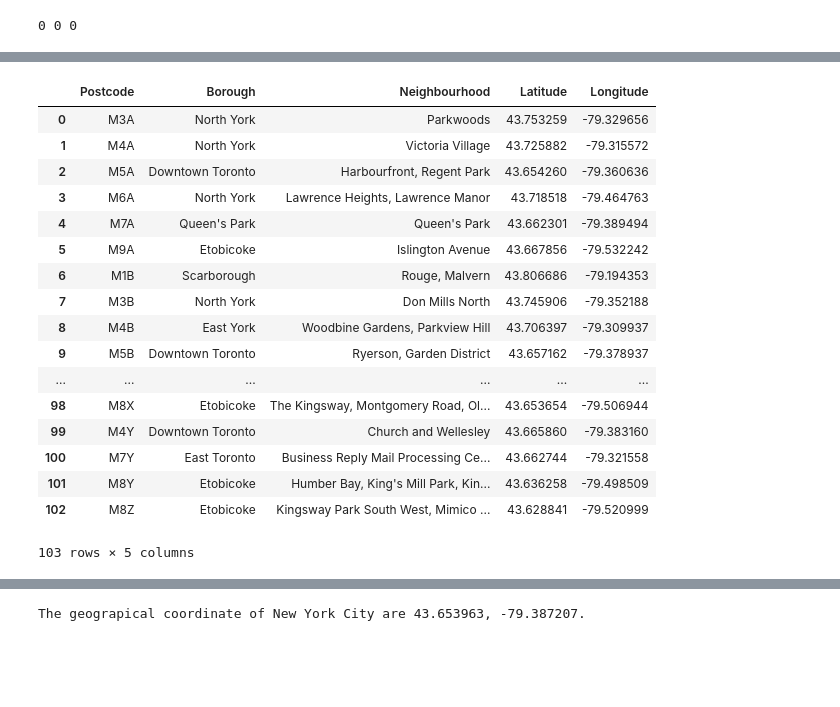
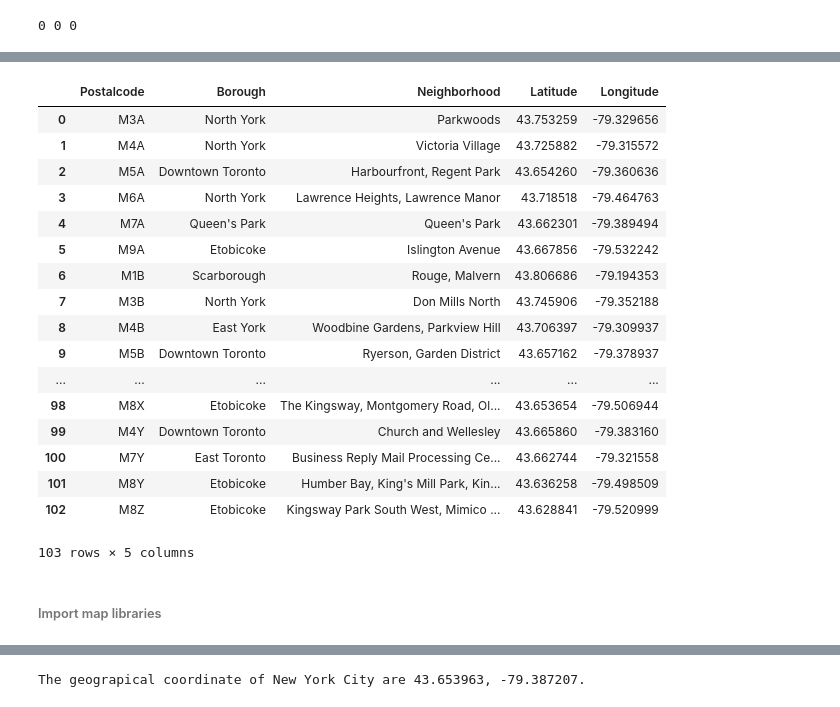
Before and after one commit to jigpar/Coursera_Capstone, a Jupyter notebook: Module9_Capstone_Notebook_Wk3_JP.ipynb, the cells around one changed output, grey strips where cells are left out. Saved outputs shown, nothing was run; the diff lists cells and outputs as text; code cells hidden in the pictures; blank space fills up the shorter version.

```diff
--- a/Module9_Capstone_Notebook_Wk3_JP.ipynb
+++ b/Module9_Capstone_Notebook_Wk3_JP.ipynb
@@ -24,11 +28,11 @@ rows = my_table.findAll('tr')
 # %%
 # Creating a list of all the coluluns
-Postcode = []
+Postalcode = []
 Borough = []
-Neighbourhood = []
-Postcode.clear()
+Neighborhood = []
+Postalcode.clear()
 Borough.clear()
-Neighbourhood.clear()
-print(len(Postcode), len(Borough), len(Neighbourhood))
+Neighborhood.clear()
+print(len(Postalcode), len(Borough), len(Neighborhood))
 # %% [output]
 0 0 0
@@ -89,8 +119,8 @@ for row in rows:
 # %%
-#create data frame from the Postcode, Borough and Neighbourhood data
+#create data frame
 df=pd.DataFrame()
-df['Postcode'] = Postcode
+df['Postalcode'] = Postalcode
 df['Borough'] = Borough
-df['Neighbourhood'] = Neighbourhood
+df['Neighborhood'] = Neighborhood
 df
 # %% [output]
@@ -115,15 +148,15 @@ df
 # %%
 path='https://cocl.us/Geospatial_data/Geospatial_Coordinates.csv'
 dfll = pd.read_csv(path)
 
-dfll.rename(columns={'Postal Code': 'Postcode'}, inplace=True)
-df_new = pd.merge(df, dfll, on='Postcode')
-df_new
+dfll.rename(columns={'Postal Code': 'Postalcode'}, inplace=True)
+df_merged = pd.merge(df, dfll, on='Postalcode')
+df_merged
 
 #df_new2 = df.merge(dfll, left_on='Postcode', right_on='Postcode')
 #df_new2
 # %% [output]
-|  | Postcode | Borough | Neighbourhood | Latitude | Longitude |
+|  | Postalcode | Borough | Neighborhood | Latitude | Longitude |
 | 0 | M3A | North York | Parkwoods | 43.753259 | -79.329656 |
 | 1 | M4A | North York | Victoria Village | 43.725882 | -79.315572 |
 | 2 | M5A | Downtown Toronto | Harbourfront, Regent Park | 43.654260 | -79.360636 |
@@ -141,6 +174,8 @@ df_new
 | 101 | M8Y | Etobicoke | Humber Bay, King's Mill Park, Kin... | 43.636258 | -79.498509 |
 | 102 | M8Z | Etobicoke | Kingsway Park South West, Mimico ... | 43.628841 | -79.520999 |
 103 rows × 5 columns
+# %% [markdown]
+###### Import map libraries
 # %%
 #!conda install -c conda-forge geopy --yes # uncomment this line if you haven't completed the Foursquare API lab
 from geopy.geocoders import Nominatim # convert an address into latitude and longitude values
```
Also changed, not shown: parts of 12 cells of this notebook.
